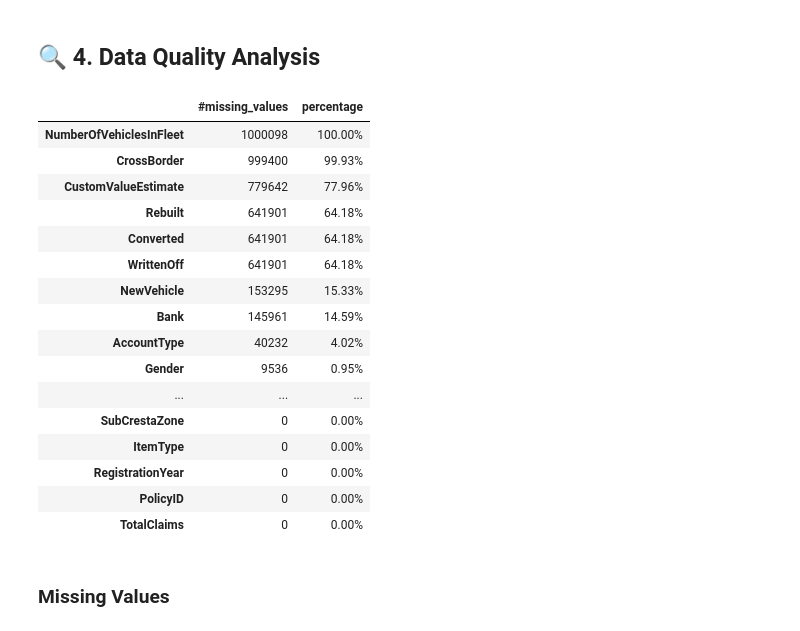
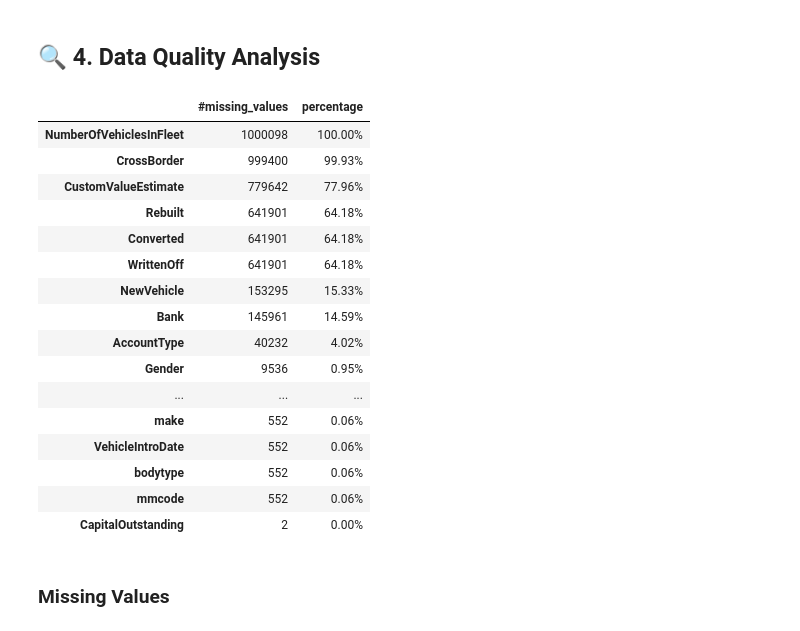
Before and after one commit to Teshager21/insurance-risk-modeling, a Jupyter notebook: notebooks/exploratory/eda_insurance.ipynb, the cells around one changed output. Drawn from its saved outputs; the diff is of its cells as text; code cells hidden in the pictures.

```diff
--- a/notebooks/exploratory/eda_insurance.ipynb
+++ b/notebooks/exploratory/eda_insurance.ipynb
@@ -241,25 +241,26 @@ dtype: int64
 dq=DataQualityUtils(df)
 # %%
 #count of missing values per column
-dq.summary()
+missing=dq.summary()
+missing[missing['#missing_values']>0]    #only columns with missing values
 # %% [output]
 |  | #missing_values | percentage |
 | NumberOfVehiclesInFleet | 1000098 | 100.00% |
 | CrossBorder | 999400 | 99.93% |
 | CustomValueEstimate | 779642 | 77.96% |
 | Rebuilt | 641901 | 64.18% |
 | Converted | 641901 | 64.18% |
 | WrittenOff | 641901 | 64.18% |
 | NewVehicle | 153295 | 15.33% |
 | Bank | 145961 | 14.59% |
 | AccountType | 40232 | 4.02% |
 | Gender | 9536 | 0.95% |
 | ... | ... | ... |
-| SubCrestaZone | 0 | 0.00% |
-| ItemType | 0 | 0.00% |
-| RegistrationYear | 0 | 0.00% |
-| PolicyID | 0 | 0.00% |
-| TotalClaims | 0 | 0.00% |
+| make | 552 | 0.06% |
+| VehicleIntroDate | 552 | 0.06% |
+| bodytype | 552 | 0.06% |
+| mmcode | 552 | 0.06% |
+| CapitalOutstanding | 2 | 0.00% |
 # %% [markdown]
 ### Missing Values
 # %%
```
Also changed, not shown: parts of 47 cells of this notebook.
